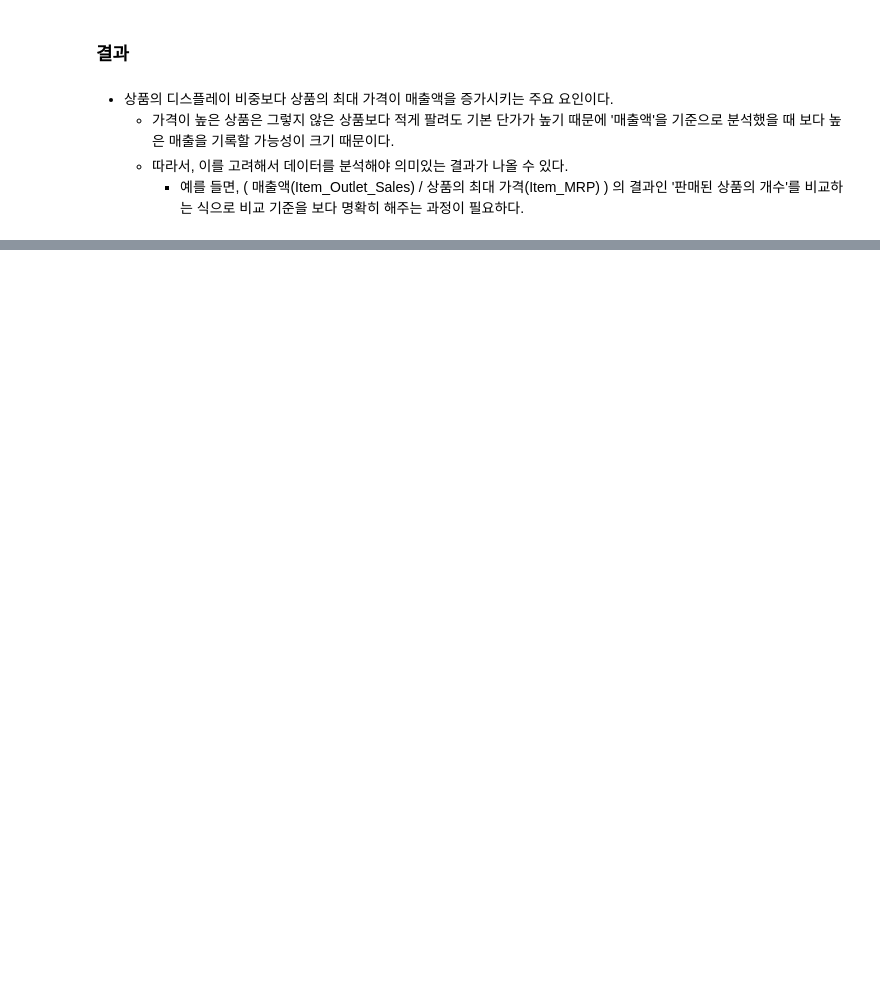
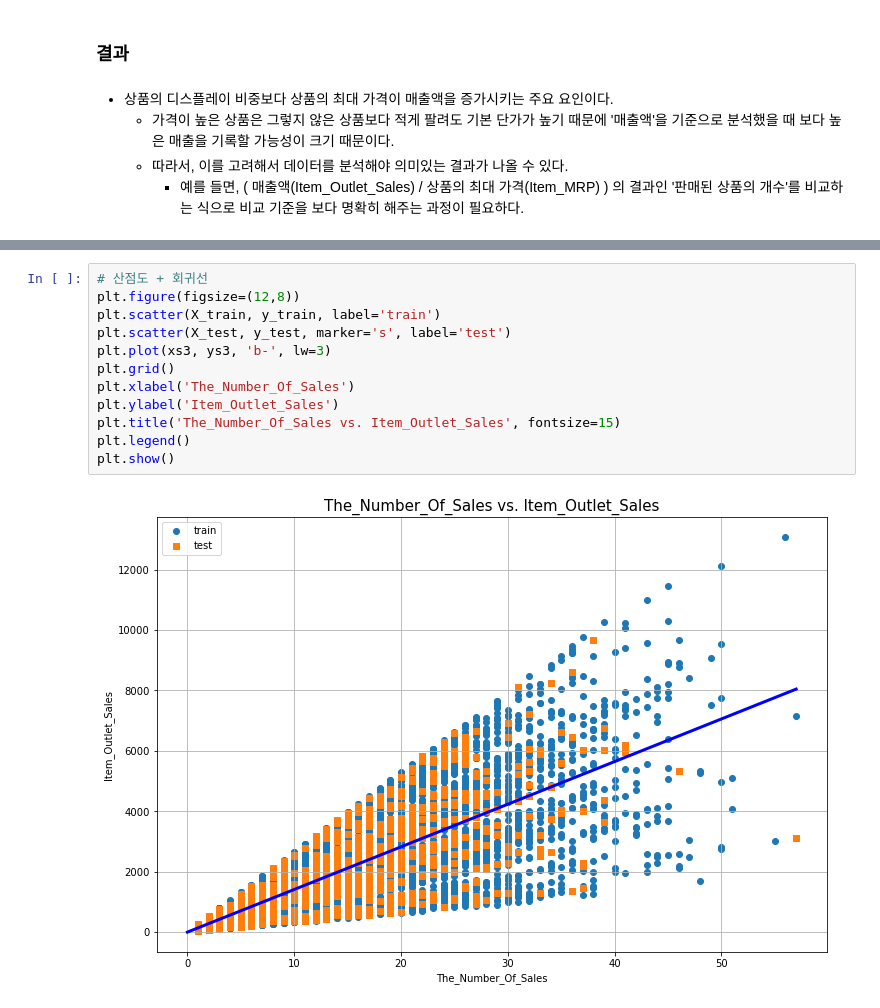
Before and after one commit to 1unasy/MachineLearning-2021-12, a Jupyter notebook: 04.회귀/07.과제_Bigmart_Sales_Prediction.ipynb, the cells around one changed output, grey strips where cells are left out. Cells and saved outputs as stored; diff of their text form; blank space fills up the shorter version.

```diff
--- a/04.회귀/07.과제_Bigmart_Sales_Prediction.ipynb
+++ b/04.회귀/07.과제_Bigmart_Sales_Prediction.ipynb
@@ -358,0 +418,14 @@ df.head()
+# %%
+# 산점도 + 회귀선
+plt.figure(figsize=(12,8))
+plt.scatter(X_train, y_train, label='train')
+plt.scatter(X_test, y_test, marker='s', label='test')
+plt.plot(xs3, ys3, 'b-', lw=3)
+plt.grid()
+plt.xlabel('The_Number_Of_Sales')
+plt.ylabel('Item_Outlet_Sales')
+plt.title('The_Number_Of_Sales vs. Item_Outlet_Sales', fontsize=15)
+plt.legend()
+plt.show()
+# %% [output]
+[figure, added]
```
Also changed, not shown: parts of 24 cells of this notebook.
